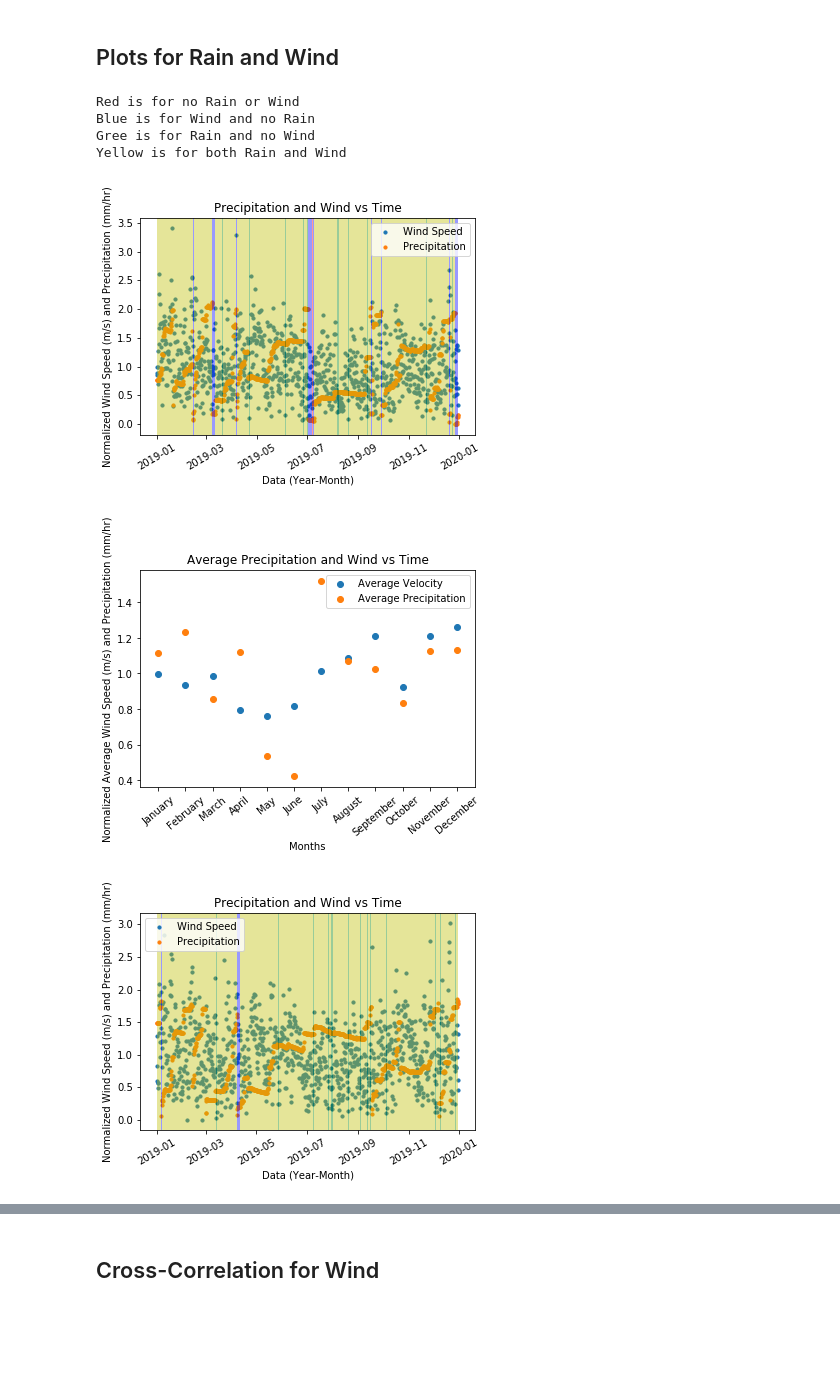
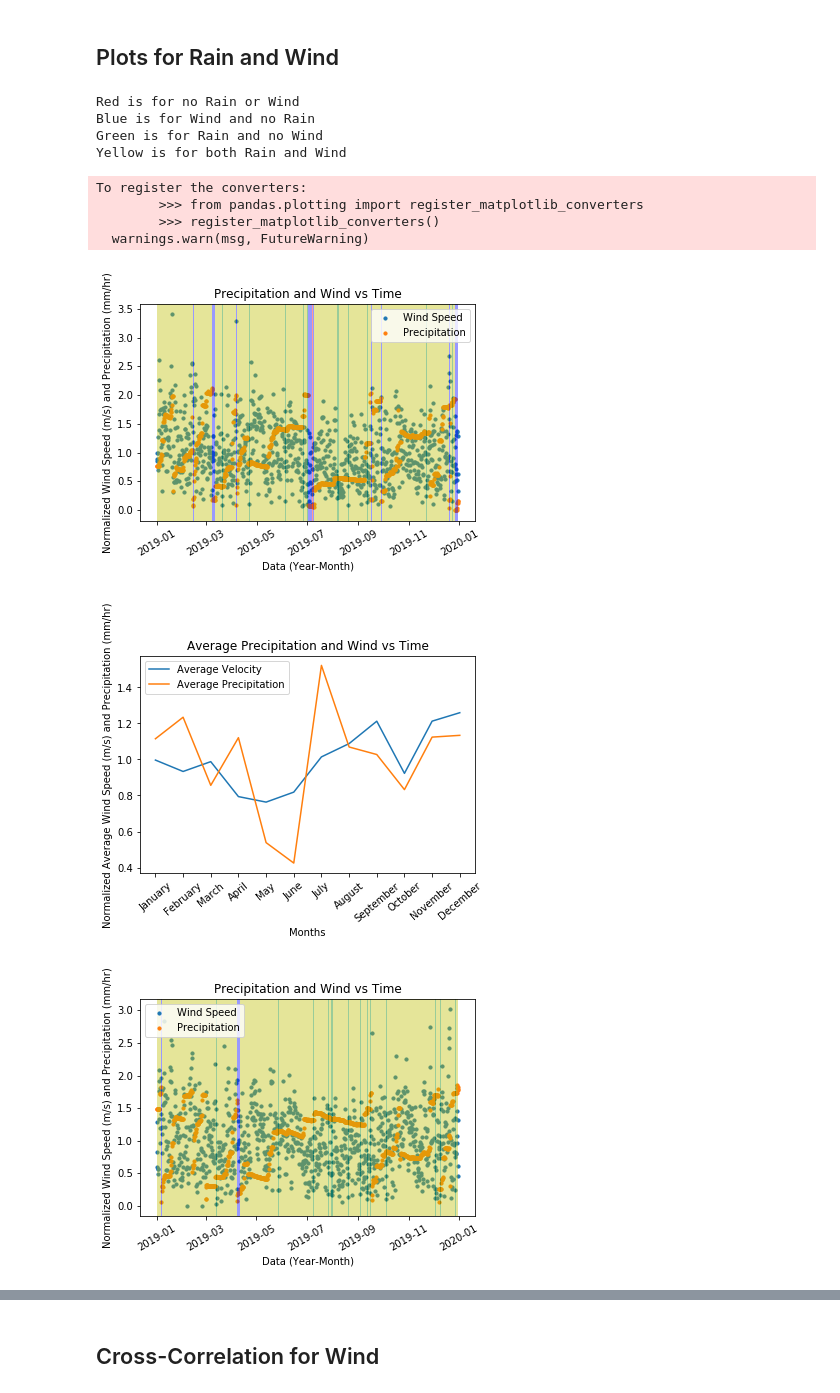
Before and after one commit to neil-uwb/Meteo-Project, a Jupyter notebook: Meteo Project.ipynb, the cells around one changed output, grey strips where cells are left out. Cells and saved outputs as stored; diff of their text form; code cells hidden in the pictures; blank space fills up the shorter version.

```diff
--- a/Meteo Project.ipynb
+++ b/Meteo Project.ipynb
@@ -158,7 +157,7 @@ OOSM_precipitation = []
 # %%
 print('Red is for no Rain or Wind')
 print('Blue is for Wind and no Rain')
-print('Gree is for Rain and no Wind')
+print('Green is for Rain and no Wind')
 print('Yellow is for both Rain and Wind')
 for i in range(len(data_request_url)):
     r = requests.get(data_request_url[i], auth=(USERNAME, TOKEN))
@@ -186,72 +185,51 @@ for i in range(len(data_request_url)):
     where_are_NaNs = isnan(velocity)
     velocity[where_are_NaNs] = 0
 
-    time1 = []
-    velocity1 = []
-    precipitation1 = []
-    time2 = []
-    velocity2 = []
-    precipitation2 = []
-    time3 = []
-    velocity3 = []
-    precipitation3 = []
-    time4 = []
-    velocity4 = []
-    precipitation4 = []
-
     for i in range(len(time)-1):
         if velocity[i]/np.mean(velocity) < .25 and precipitation[i]/np.mean(precipitation) < .25:
             #Case 1: No rain or wind
-            #time1.append(time[i])
-            #velocity1.append(velocity[i]/np.mean(velocity))
-            #precipitation1.append(precipitation[i]/np.mean(precipitation))
             plt.axvspan(time[i], time[i+1], facecolor='r', alpha=.4)
         elif velocity[i]/np.mean(velocity) >= .25 and precipitation[i]/np.mean(precipitation) < .25:
             #Case 2: Wind and no rain
-            #time2.append(time[i])
-            #velocity2.append(velocity[i]/np.mean(velocity))
-            #precipitation2.append(precipitation[i]/np.mean(precipitation))
             plt.axvspan(time[i], time[i+1], facecolor='b', alpha=.4)
         elif velocity[i]/np.mean(velocity) < .25 and precipitation[i]/np.mean(precipitation) >= .25:
             #Case 3: Rain and no wind
-            #time3.append(time[i])
-            #velocity3.append(velocity[i]/np.mean(velocity))
-            #precipitation3.append(precipitation[i]/np.mean(precipitation))
             plt.axvspan(time[i], time[i+1], facecolor='g', alpha=.4)
         else:
             #Case 4: Rain and Wind
-            #time4.append(time[i])
-            #velocity4.append(velocity[i]/np.mean(velocity))
-            #precipitation4.append(precipitation[i]/np.mean(precipitation))
             plt.axvspan(time[i], time[i+1], facecolor='y', alpha=.4)
 
     plt.scatter(time,velocity/np.mean(velocity),label = 'Wind Speed',s=10)
     plt.scatter(time,precipitation/np.mean(precipitation),label = 'Precipitation',s=10)
     plt.legend()
     plt.xticks(rotation=30)
     plt.xlabel('Data (Year-Month)')
     plt.ylabel('Normalized Wind Speed (m/s) and Precipitation (mm/hr)')
     plt.title('Precipitation and Wind vs Time')
     plt.show()
 
     results = avgSet(time,velocity,precipitation)
     #0 = velocity
     #1 = precipitation
     #2 = months
 
-    plt.scatter(results[2],results[0]/np.mean(velocity),label = 'Average Velocity')
-    plt.scatter(results[2],results[1]/np.mean(precipitation),label = 'Average Precipitation')
+    plt.plot(results[2],results[0]/np.mean(velocity),label = 'Average Velocity')
+    plt.plot(results[2],results[1]/np.mean(precipitation),label = 'Average Precipitation')
     plt.legend()
     plt.xticks(rotation=40)
     plt.xlabel('Months')
     plt.ylabel('Normalized Average Wind Speed (m/s) and Precipitation (mm/hr)')
     plt.title('Average Precipitation and Wind vs Time')
     plt.show()
 # %% [output]
 Red is for no Rain or Wind
 Blue is for Wind and no Rain
-Gree is for Rain and no Wind
+Green is for Rain and no Wind
 Yellow is for both Rain and Wind
+To register the converters:
+        >>> from pandas.plotting import register_matplotlib_converters
+        >>> register_matplotlib_converters()
+  warnings.warn(msg, FutureWarning)
 [figure]
-[figure, old version]
+[figure, new version]
 [figure]
```
Also changed, not shown: parts of 2 cells of this notebook.
